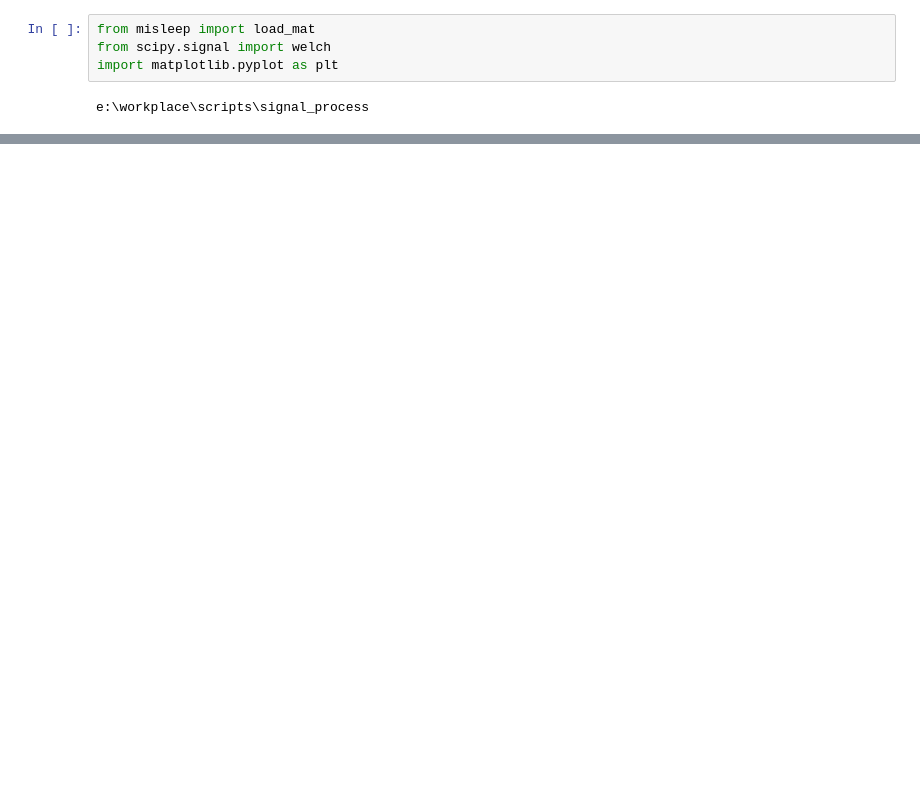
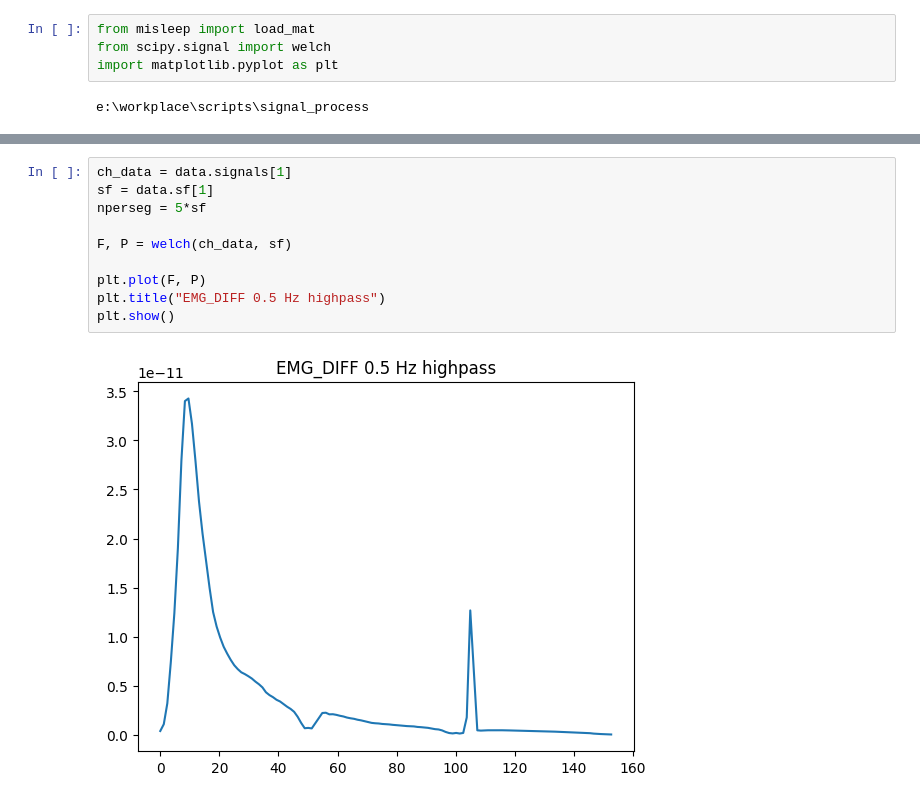
Before and after one commit to bian-lab/scripts, a Jupyter notebook: signal_process/test_50HZ_notch.ipynb, the cells around one changed output, grey strips where cells are left out. Saved outputs shown, nothing was run; the diff lists cells and outputs as text; blank space fills up the shorter version.

```diff
--- a/signal_process/test_50HZ_notch.ipynb
+++ b/signal_process/test_50HZ_notch.ipynb
@@ -39,0 +36,12 @@ pd.DataFrame(np.array([F, P]).T, columns=['F' ,'P']).to_csv(r'E:\workplace\EEGPr
+# %%
+ch_data = data.signals[1]
+sf = data.sf[1]
+nperseg = 5*sf
+
+F, P = welch(ch_data, sf)
+
+plt.plot(F, P)
+plt.title("EMG_DIFF 0.5 Hz highpass")
+plt.show()
+# %% [output]
+[figure, added]
```
Also changed, not shown: parts of 3 cells of this notebook, 6 other files.
